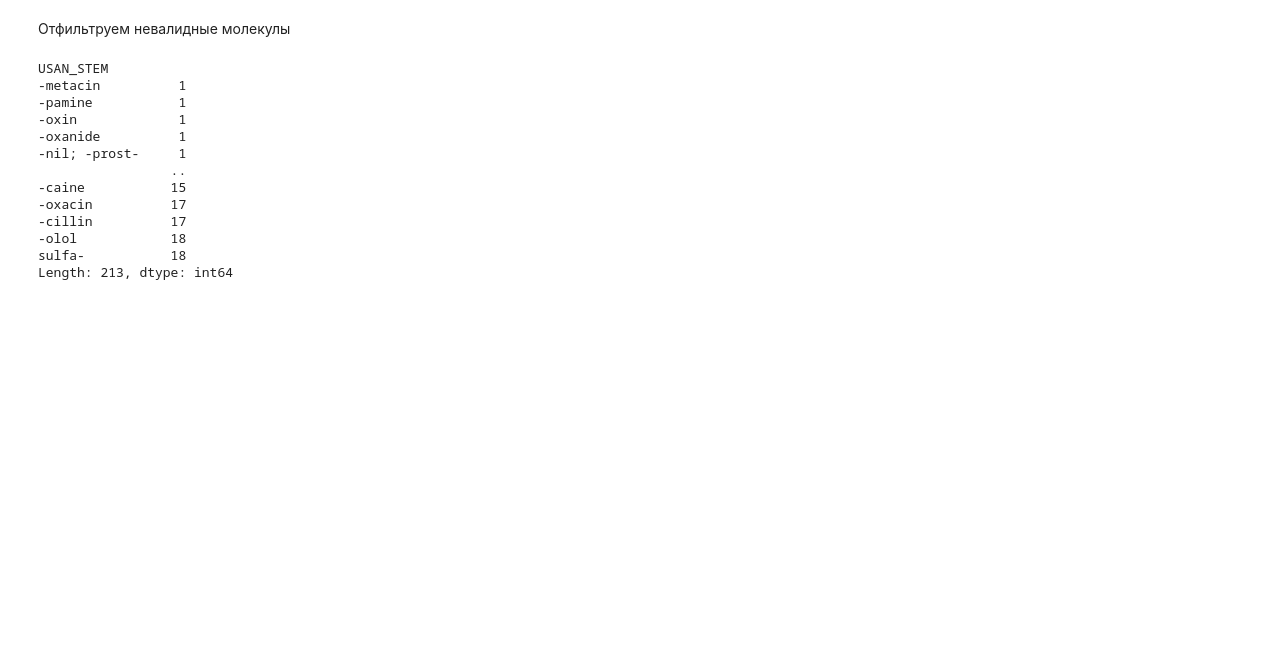
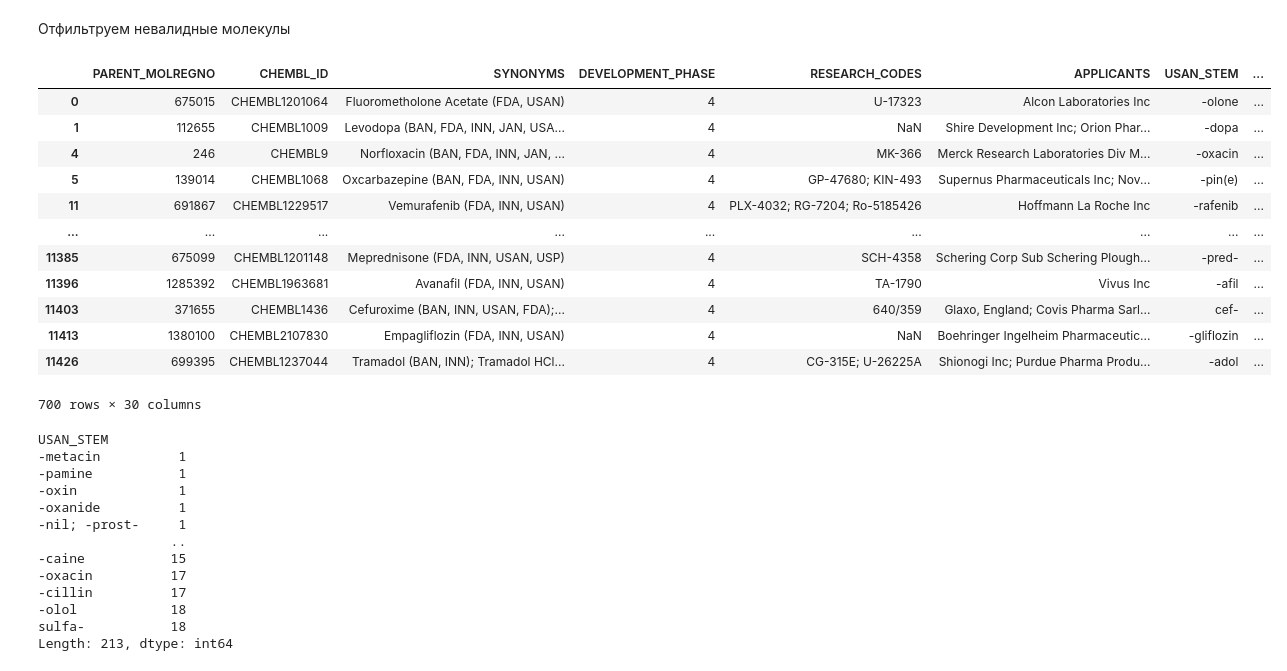
Before and after one commit to makSShandybo/IGIC_edu, a Jupyter notebook: sem_2/Descriptors_and_FPs_upd.ipynb, the cells around one changed output. Drawn from its saved outputs; the diff is of its cells as text; code cells hidden in the pictures; blank space fills up the shorter version.

```diff
--- a/sem_2/Descriptors_and_FPs_upd.ipynb
+++ b/sem_2/Descriptors_and_FPs_upd.ipynb
@@ -312,6 +362,22 @@ See the caveats in the documentation: https://pandas.pydata.org/pandas-docs/stab
 # %%
 # Удаляем из DataFrame все строки, где значение в столбце 'Molecule' равно NaN (пустое / отсутствующее)
 df = df[~df['Molecule'].isnull()]
+# %%
+df
+# %% [output]
+|  | PARENT_MOLREGNO | CHEMBL_ID | SYNONYMS | DEVELOPMENT_PHASE | RESEARCH_CODES | APPLICANTS | USAN_STEM | ... |
+| 0 | 675015 | CHEMBL1201064 | Fluorometholone Acetate (FDA, USAN) | 4 | U-17323 | Alcon Laboratories Inc | -olone | ... |
+| 1 | 112655 | CHEMBL1009 | Levodopa (BAN, FDA, INN, JAN, USA... | 4 | NaN | Shire Development Inc; Orion Phar... | -dopa | ... |
+| 4 | 246 | CHEMBL9 | Norfloxacin (BAN, FDA, INN, JAN, ... | 4 | MK-366 | Merck Research Laboratories Div M... | -oxacin | ... |
+| 5 | 139014 | CHEMBL1068 | Oxcarbazepine (BAN, FDA, INN, USAN) | 4 | GP-47680; KIN-493 | Supernus Pharmaceuticals Inc; Nov... | -pin(e) | ... |
+| 11 | 691867 | CHEMBL1229517 | Vemurafenib (FDA, INN, USAN) | 4 | PLX-4032; RG-7204; Ro-5185426 | Hoffmann La Roche Inc | -rafenib | ... |
+| ... | ... | ... | ... | ... | ... | ... | ... | ... |
+| 11385 | 675099 | CHEMBL1201148 | Meprednisone (FDA, INN, USAN, USP) | 4 | SCH-4358 | Schering Corp Sub Schering Plough... | -pred- | ... |
+| 11396 | 1285392 | CHEMBL1963681 | Avanafil (FDA, INN, USAN) | 4 | TA-1790 | Vivus Inc | -afil | ... |
+| 11403 | 371655 | CHEMBL1436 | Cefuroxime (BAN, INN, USAN, FDA);... | 4 | 640/359 | Glaxo, England; Covis Pharma Sarl... | cef- | ... |
+| 11413 | 1380100 | CHEMBL2107830 | Empagliflozin (FDA, INN, USAN) | 4 | NaN | Boehringer Ingelheim Pharmaceutic... | -gliflozin | ... |
+| 11426 | 699395 | CHEMBL1237044 | Tramadol (BAN, INN); Tramadol HCl... | 4 | CG-315E; U-26225A | Shionogi Inc; Purdue Pharma Produ... | -adol | ... |
+700 rows × 30 columns
 # %%
 df.groupby('USAN_STEM').size().sort_values()
 # %% [output]
```
Also changed, not shown: parts of 12 cells of this notebook, 2 other files.
